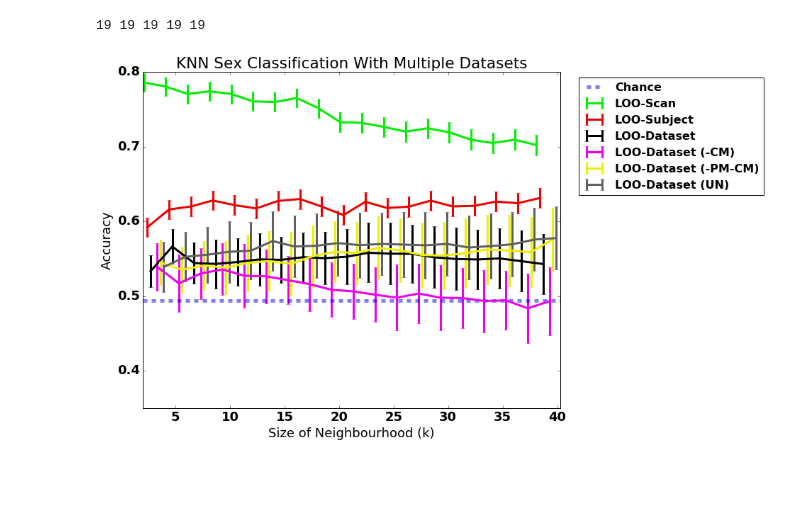
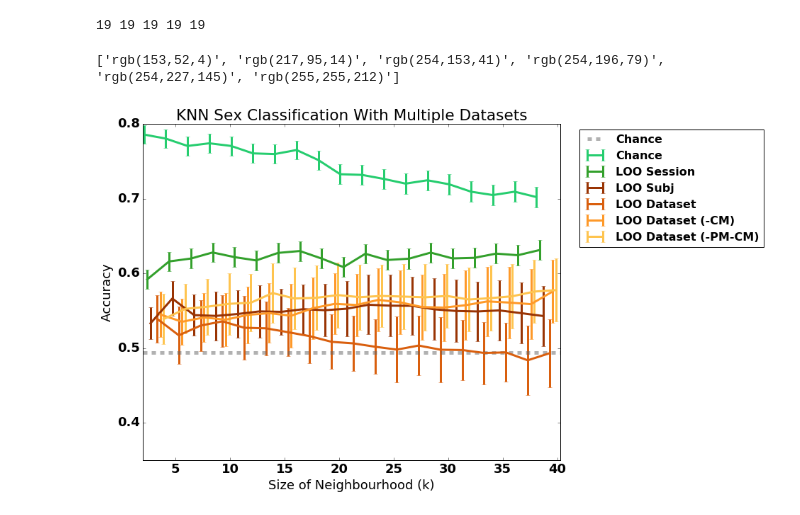
Before and after one commit to neurodata-papers/ndmg-paper, a Jupyter notebook: code/class_regress/knn_classification.ipynb, the cells around one changed output. Saved outputs shown, nothing was run; the diff lists cells and outputs as text; code cells hidden in the pictures; blank space fills up the shorter version.

```diff
--- a/code/class_regress/knn_classification.ipynb
+++ b/code/class_regress/knn_classification.ipynb
@@ -432,6 +432,34 @@ print len(c_std_loo_dset_cm), len(c_mean_loo_dset_cm),
 print len(c_std_loo_dset_pmcm), len(c_mean_loo_dset_pmcm), len(c_mean_loo_dset_un)
 # %% [output]
 19 19 19 19 19
+# %%
+import colorlover as cl
+from IPython.display import HTML
+
+types = ['Chance', 'LOO Session', 'LOO Subj', 'LOO Dataset',
+         'LOO Dataset (-CM)', 'LOO Dataset (-PM-CM)', 'LOO Dataset (UN)']
+
+#sequential orange-red 10
+cols = cl.scales['6']['seq']['YlOrBr'][5::-1]#.keys()
+
+print(cols)
+cols2 = OrderedDict()
+cols2[types[0]] = 'rgb(100,100,100)'
+cols2[types[1]] = 'rgb(38, 205, 111)'
+cols2[types[2]] = 'rgb(51,160,44)'
+# cols2[types[3]] = 'rgb(185, 0, 50)'
+# cols2[types[4]] = 'rgb(246, 51, 0)'
+for idx, d in enumerate(types[3:]):
+    cols2[d] = cols[idx]
+cols = cols2
+HTML(cl.to_html(cols.values()))
+cols_list = cols.values()
+# HTML(cl.to_html(cols))
+# %% [output]
+['rgb(153,52,4)', 'rgb(217,95,14)', 'rgb(254,153,41)', 'rgb(254,196,79)', 'rgb(254,227,145)', 'rgb(255,255,212)']
+# %%
+cols_list = cl.to_numeric(cols_list)
+cols_list = [tuple([cpit/255 for cpit in cthing]) for cthing in cols_list]
 # %%
 import ndmg.stats.plotly_helper as plh
 from plotly.offline import download_plotlyjs, init_notebook_mode, iplot, plot
@@ -440,29 +468,28 @@ from plotly.graph_objs import *
 init_notebook_mode()
 # %%
 fig = plt.figure(figsize=(1.2*8,8))
-plt.errorbar(neighbourhoods-0.9, c_mean_loo_scan, c_std_loo_scan/np.sqrt(len(sexy)), lw=3, color='#00ee00')
-plt.errorbar(neighbourhoods-0.6, c_mean_loo_subj, c_std_loo_subj/np.sqrt(len(sexy)), lw=3, color='#ee0000')
+plt.errorbar(neighbourhoods-0.9, c_mean_loo_scan, c_std_loo_scan/np.sqrt(len(sexy)), lw=3, color=cols_list[1]) #'#00ee00')
+plt.errorbar(neighbourhoods-0.6, c_mean_loo_subj, c_std_loo_subj/np.sqrt(len(sexy)), lw=3, color=cols_list[2]) #'#ee0000')
 plt.hold(True)
-plt.axhline(sum(sexy)/len(sexy), linestyle='--', lw=5, alpha=0.5, color="#0000ee")
-plt.errorbar(neighbourhoods-0.3, c_mean_loo_dset, c_std_loo_dset/np.sqrt(len(dataset*1)), lw=3, color='#000000')
-plt.errorbar(neighbourhoods+0.3, c_mean_loo_dset_cm, c_std_loo_dset_cm/np.sqrt(len(dataset*1)), lw=3, color='#ee00ee')
-plt.errorbar(neighbourhoods+0.6, c_mean_loo_dset_pmcm, c_std_loo_dset_pmcm/np.sqrt(len(dataset*1)), lw=3, color='#eeee00')
-plt.errorbar(neighbourhoods+0.9, c_mean_loo_dset_un, c_std_loo_dset_un/np.sqrt(len(dataset*1)), lw=3, color='#606060')
+plt.axhline(sum(sexy)/len(sexy), linestyle='--', lw=5, alpha=0.5, color=cols_list[0]) #"#0000ee")
+plt.errorbar(neighbourhoods-0.3, c_mean_loo_dset, c_std_loo_dset/np.sqrt(len(dataset*1)), lw=3, color=cols_list[3]) #'#000000')
+plt.errorbar(neighbourhoods+0.3, c_mean_loo_dset_cm, c_std_loo_dset_cm/np.sqrt(len(dataset*1)), lw=3, color=cols_list[4]) #'#ee00ee')
+plt.errorbar(neighbourhoods+0.6, c_mean_loo_dset_pmcm, c_std_loo_dset_pmcm/np.sqrt(len(dataset*1)), lw=3, color=cols_list[5]) #'#eeee00')
+plt.errorbar(neighbourhoods+0.9, c_mean_loo_dset_un, c_std_loo_dset_un/np.sqrt(len(dataset*1)), lw=3, color=cols_list[6]) #'#606060')
 
 # plt.ylim((0.5, 0.7))
 # plt.yticks((0.5, 0.6, 0.7),(0.5, 0.6, 0.7))
 # plt.xticks((0, 20, 40),(0, 20, 40))
 plt.xlim([2, 40.3])
 plt.ylim([0.35, 0.8])
 plt.xlabel('Size of Neighbourhood (k)')
 plt.ylabel('Accuracy')
 plt.title('KNN Sex Classification With Multiple Datasets')
-lgd = plt.legend(('Chance', 'LOO-Scan', 'LOO-Subject', 'LOO-Dataset',
-                  'LOO-Dataset (-CM)', 'LOO-Dataset (-PM-CM)', 'LOO-Dataset (UN)'),
+lgd = plt.legend(['Chance'] + types,
                  fontsize=16, bbox_to_anchor = (1.5, 1))
 plt.tight_layout(1)
 plt.savefig(basepath + 'classification_desikan.png',
             bbox_extra_artists=(lgd,), bbox_inches='tight')
 plt.show()
 # %% [output]
-[figure, old version]
+[figure, new version]
```
